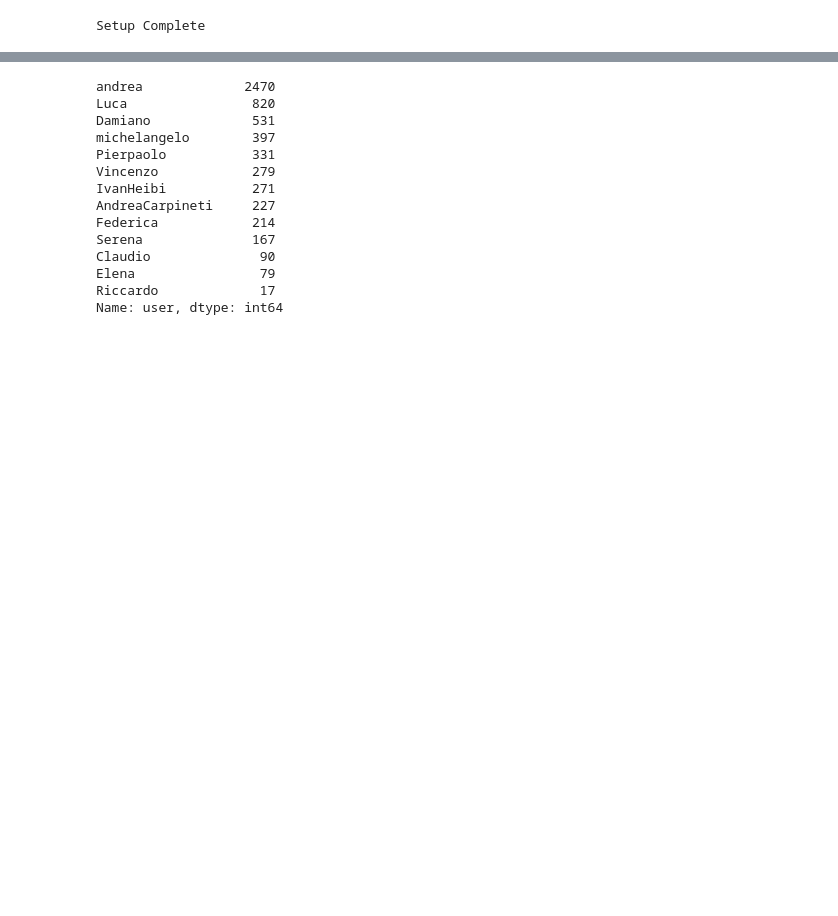
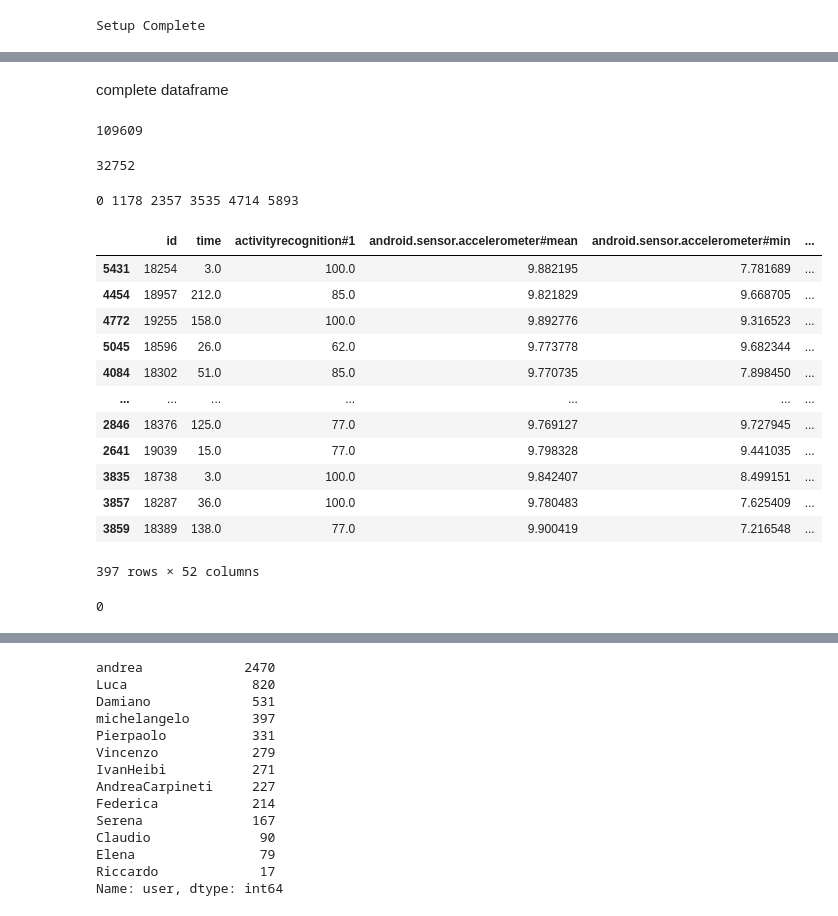
Before and after one commit to Newton-Fitness/Build_week_02, a Jupyter notebook: Newton_Fitness_Feature_Eng.ipynb, the cells around one changed output, grey strips where cells are left out. Saved outputs shown, nothing was run; the diff lists cells and outputs as text; code cells hidden in the pictures; blank space fills up the shorter version.

```diff
--- a/Newton_Fitness_Feature_Eng.ipynb
+++ b/Newton_Fitness_Feature_Eng.ipynb
@@ -69,0 +271,65 @@ df
+# %% [markdown]
+complete dataframe
+# %%
+df.isna().sum().sum()  #5893 * 70
+# %% [output]
+109609
+# %%
+df = df.replace([' ','NULL'],np.nan)
+df = df.dropna(thresh=df.shape[0]*0.6,how='all',axis=1)
+# %%
+df.isna().sum().sum()  #5893 * 52
+# %% [output]
+32752
+# %%
+# commmon
+#df = df.dropna(axis=1, how='all')
+cleanup_target = {"target": {"Car":1,"Still":2,"Train":3,"Bus":4,"Walking":5}}
+df = df.replace(cleanup_target)
+
+cleanup_nums = {"user": {"andrea": 1, "Luca": 2, "Damiano": 3,"michelangelo": 4,
+                         "Pierpaolo": 5, "Vincenzo": 6,"IvanHeibi":7,"AndreaCarpineti":8,
+                         "Federica":9,"Serena":10,"Claudio":11,"Elena":12,
+                         "Riccardo":13}}
+df = df.replace(cleanup_nums)
+#df = df.fillna(0)
+df = df.fillna(df.median())
+df1 = df.sort_values(by=['user'])
+#print(df1)
+df2 = df1
+train_pct_index1 = int(0.2 * len(df2))
+train_pct_index2 = int(0.4 * len(df2))
+train_pct_index3 = int(0.6 * len(df2))
+train_pct_index4 = int(0.8 * len(df2))
+print(0,train_pct_index1,train_pct_index2,train_pct_index3,train_pct_index4,len(df2))
+# first fold:
+train1, test1 =  df2[train_pct_index1:], df2[:train_pct_index1]  # 20 to 100
+# 2 fold:
+train2, test2 =  df2.head(train_pct_index2).append(df2.tail(train_pct_index2)), df2[train_pct_index1:train_pct_index2] # 40 to 100 + 0 to 20
+train3, test3 =  df2.head(-train_pct_index3).append(df2.head(train_pct_index2)), df2[train_pct_index2:train_pct_index3] # 60 to 100 + 0 to 40
+train4, test4 =  df2.head(-train_pct_index4).append(df2.head(train_pct_index3)), df2[train_pct_index3:train_pct_index4] # 80 to 100 + 0 to 60
+train5, test5 =  df2[:train_pct_index4], df2[train_pct_index4:]  # 0 to 80
+# %% [output]
+0 1178 2357 3535 4714 5893
+# %%
+df3= df1.loc[df1['user'] == 3]
+df4= df1.loc[df1['user'] == 4]
+df4
+# %% [output]
+|  | id | time | activityrecognition#1 | android.sensor.accelerometer#mean | android.sensor.accelerometer#min | ... |
+| 5431 | 18254 | 3.0 | 100.0 | 9.882195 | 7.781689 | ... |
+| 4454 | 18957 | 212.0 | 85.0 | 9.821829 | 9.668705 | ... |
+| 4772 | 19255 | 158.0 | 100.0 | 9.892776 | 9.316523 | ... |
+| 5045 | 18596 | 26.0 | 62.0 | 9.773778 | 9.682344 | ... |
+| 4084 | 18302 | 51.0 | 85.0 | 9.770735 | 7.898450 | ... |
+| ... | ... | ... | ... | ... | ... | ... |
+| 2846 | 18376 | 125.0 | 77.0 | 9.769127 | 9.727945 | ... |
+| 2641 | 19039 | 15.0 | 77.0 | 9.798328 | 9.441035 | ... |
+| 3835 | 18738 | 3.0 | 100.0 | 9.842407 | 8.499151 | ... |
+| 3857 | 18287 | 36.0 | 100.0 | 9.780483 | 7.625409 | ... |
+| 3859 | 18389 | 138.0 | 77.0 | 9.900419 | 7.216548 | ... |
+397 rows × 52 columns
+# %%
+test3.isna().sum().sum()
+# %% [output]
+0
```
Also changed, not shown: parts of 30 cells of this notebook, 3 other files.
